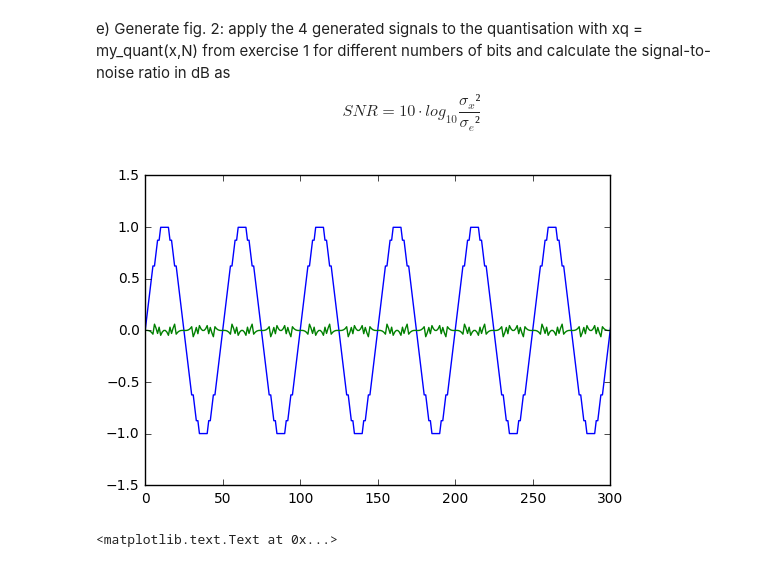
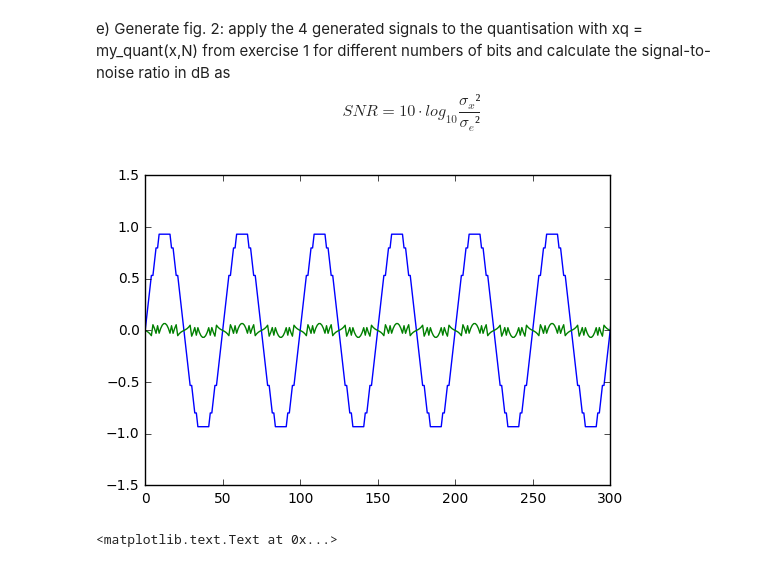
Before and after one commit to JakobHeller/DigitalSignalProcessing, a Jupyter notebook: Lab3.ipynb, the cells around one changed output. Saved outputs shown, nothing was run; the diff lists cells and outputs as text; code cells hidden in the pictures.

```diff
--- a/Lab3.ipynb
+++ b/Lab3.ipynb
@@ -111,13 +111,13 @@ as
 \end{equation}
 # %%
 #this is for visualization only
-xSine_q=my_quant(xSine, 16)
+xSine_q=my_quant(xSine, 15)
 xSine_e=xSine-xSine_q
 plt.plot(k,xSine_q)
 plt.plot(k,xSine_e)
 plt.axis([0, 300, -1.5, 1.5]);
 # %% [output]
-[figure, old version]
+[figure, new version]
 # %%
 #to find the SNR we define a function that computes the SNR depending on the bitwidth
 def SNR(f, N): #enter [function, Number of quantisation steps]
```
Also changed, not shown: parts of 4 cells of this notebook.
